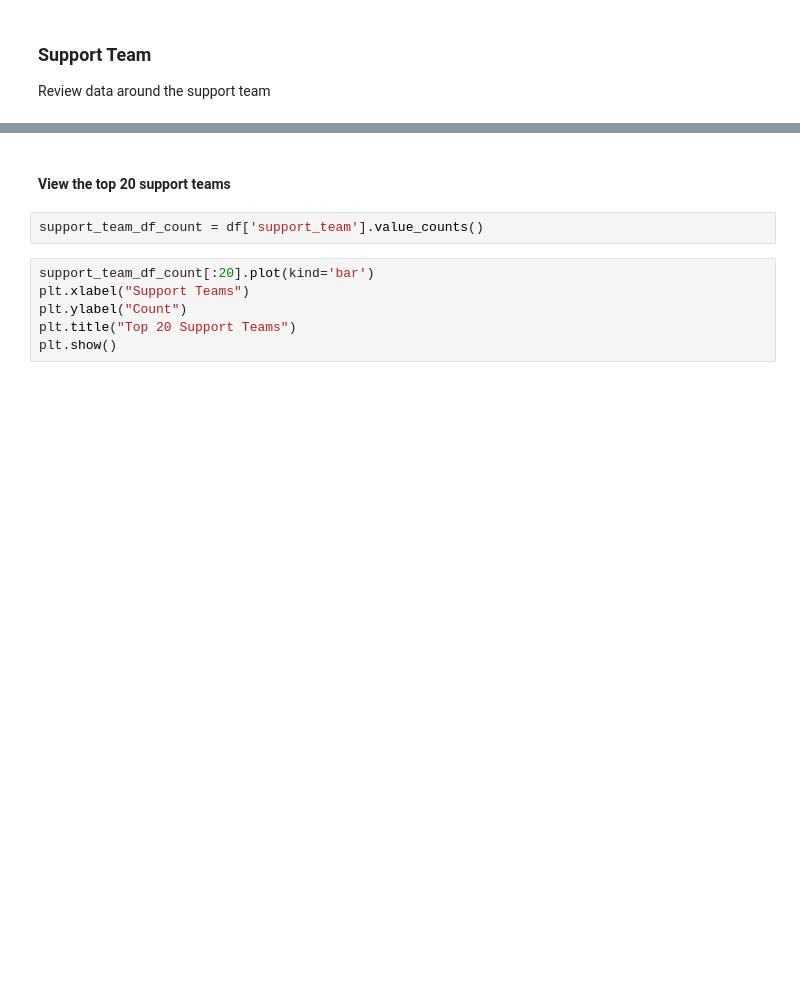
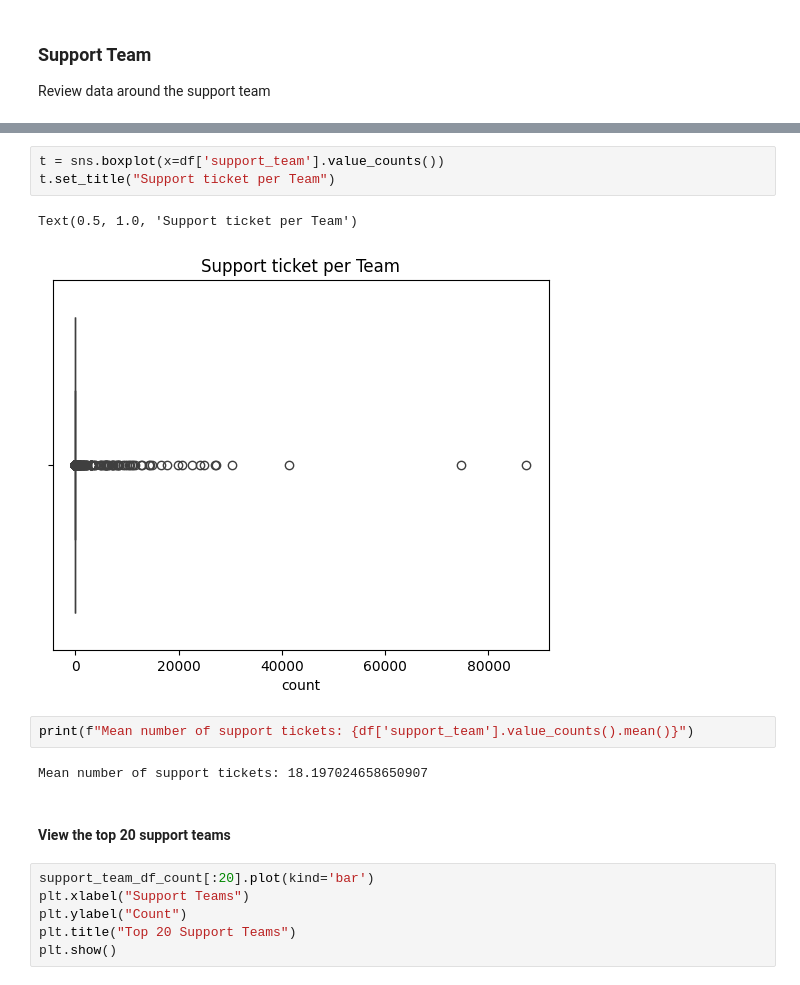
Before and after one commit to erictlong/customer-support-automation, a Jupyter notebook: data analytics/supportTicketDataReview.ipynb, the cells around one changed output, grey strips where cells are left out. Drawn from its saved outputs; the diff is of its cells as text; blank space fills up the shorter version.

```diff
--- a/data analytics/supportTicketDataReview.ipynb
+++ b/data analytics/supportTicketDataReview.ipynb
@@ -61,7 +89,15 @@ Review data around the support team
+# %%
+t = sns.boxplot(x=df['support_team'].value_counts())
+t.set_title("Support ticket per Team")
+# %% [output]
+Text(0.5, 1.0, 'Support ticket per Team')
+[figure, added]
+# %%
+print(f"Mean number of support tickets: {df['support_team'].value_counts().mean()}")
+# %% [output]
+Mean number of support tickets: 18.197024658650907
 # %% [markdown]
 #### View the top 20 support teams
-# %%
-support_team_df_count = df['support_team'].value_counts()
 # %%
 support_team_df_count[:20].plot(kind='bar')
 plt.xlabel("Support Teams")
```
Also changed, not shown: parts of 6 cells of this notebook, 1 other file.
